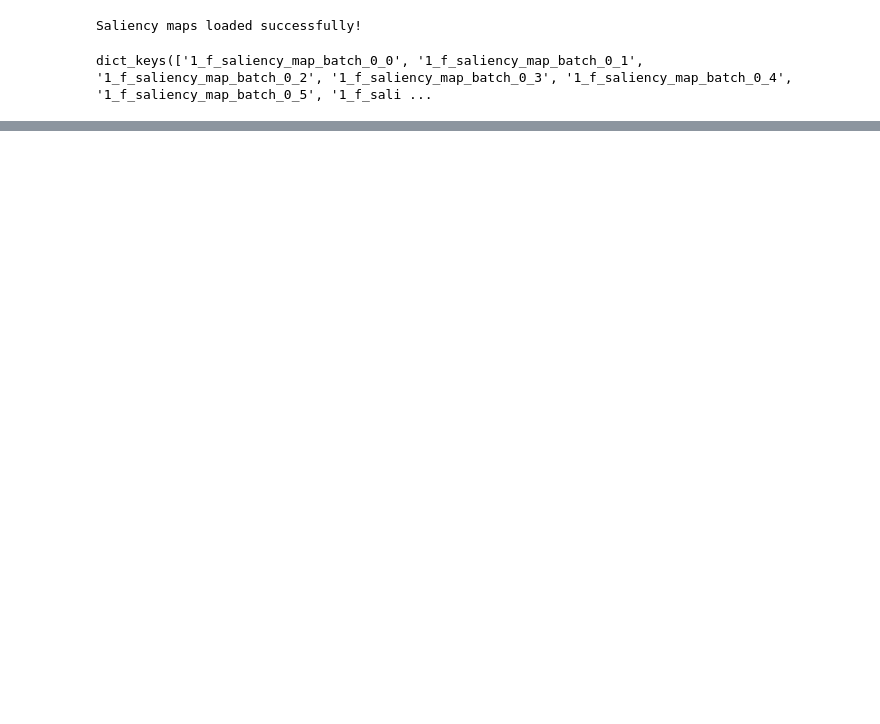
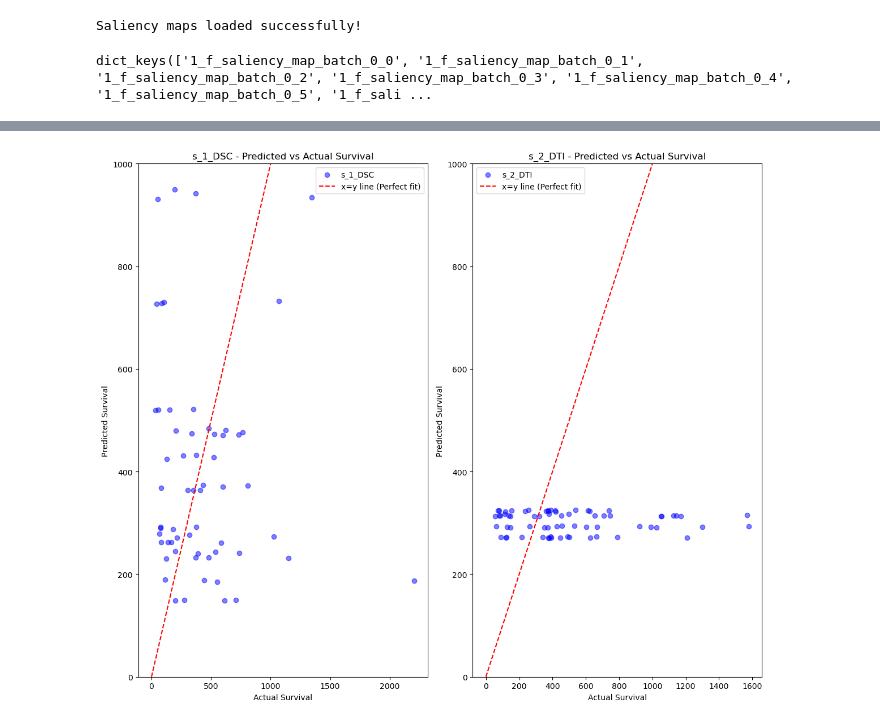
Before and after one commit to yyexela/EE577_Project, a Jupyter notebook: notebooks/feature_analysis.ipynb, the cells around one changed output, grey strips where cells are left out. Cells and saved outputs as stored; diff of their text form; code cells hidden in the pictures; blank space fills up the shorter version.

```diff
--- a/notebooks/feature_analysis.ipynb
+++ b/notebooks/feature_analysis.ipynb
@@ -359,0 +358,3 @@ plt.show()
+# %%
+with open(data_path+"Model_metrics.pkl", "rb") as f:
+    all_metrics = pickle.load(f)
@@ -359,0 +368,43 @@ plt.show()
+# %%
+import numpy as np
+import matplotlib.pyplot as plt
+
+# Prepare for plotting
+fig, axes = plt.subplots(1, 2, figsize=(12, 10))
+
+# Flatten axes for easier iteration (to handle both rows and columns)
+axes = axes.flatten()
+
+# Define the model types for which we want to plot
+model_types = ['s_1_DSC', 's_2_DTI']
+
+# Plot the predictions vs actual survival for each model type
+for i, model_type in enumerate(model_types):
+    # Extract predicted and actual survival values for each model type
+    predictions = [entry['predicted'] for entry in all_metrics[model_type]]  # Predicted survival for each sample
+    actual = [entry['real_surv'] for entry in all_metrics[model_type]]  # Actual survival for each sample
+
+    # Convert to numpy arrays for scatter plotting
+    predictions = np.array(predictions)
+    actual = np.array(actual)
+
+    # Plotting the scatter data
+    axes[i].scatter(actual, predictions, alpha=0.5, c='b', label=f'{model_type}')
+
+    min_val = 0  # Start at 0
+    max_val = max(max(actual), max(predictions))  # Set max to the number of data points
+
+    # Plotting the perfect prediction line from (0,0) to (max_val, max_val)
+    axes[i].plot([min_val, max_val], [min_val, max_val], 'r--', label="x=y line (Perfect fit)")
+
+    # Set titles and labels
+    axes[i].set_title(f'{model_type} - Predicted vs Actual Survival')
+    axes[i].set_xlabel('Actual Survival')
+    axes[i].set_ylabel('Predicted Survival')
+    axes[i].legend()
+    axes[i].set_ylim(0,1000)
+# Adjust layout to avoid overlap
+plt.tight_layout()
+plt.show()
+# %% [output]
+[figure, added]
```
Also changed, not shown: parts of 7 cells of this notebook, 1 other file.
